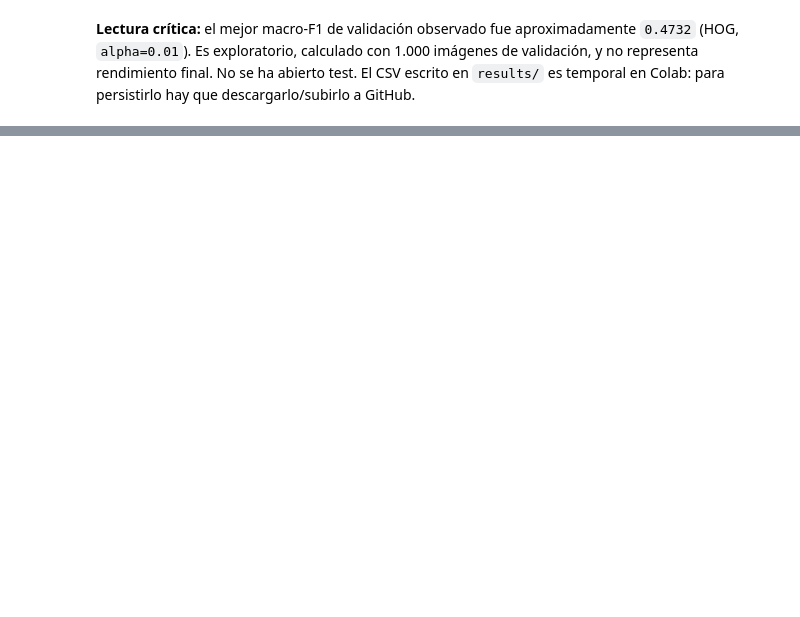
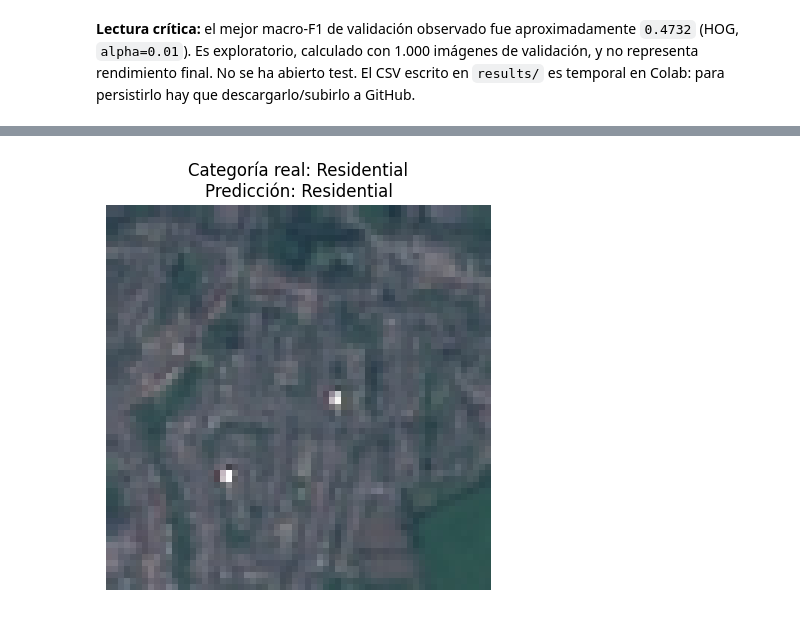
Before and after one commit to Sppgg/geoai-land-cover-classifier, a Jupyter notebook: notebooks/03_model_training.ipynb, the cells around one changed output, grey strips where cells are left out. Cells and saved outputs as stored; diff of their text form; code cells hidden in the pictures; blank space fills up the shorter version.

```diff
--- a/notebooks/03_model_training.ipynb
+++ b/notebooks/03_model_training.ipynb
@@ -1778,0 +2349,80 @@ print("Registro guardado correctamente.")
+# %%
+
+# ============================================================
+# PASO 8: Probar nuestra primera predicción con una imagen
+# ============================================================
+
+import matplotlib.pyplot as plt
+import numpy as np
+
+# 1. Seleccionamos una imagen del conjunto de validación.
+#
+# Utilizamos el primer índice de la muestra de validación.
+# Esta imagen no se utilizó para entrenar el modelo.
+
+indice_imagen = indices_val_muestra[0]
+
+# 2. Recuperamos la fotografía original de EuroSAT.
+#
+# dataset devuelve:
+# - imagen_rgb: fotografía en formato PIL.
+# - etiqueta_real: número correspondiente a su categoría.
+
+imagen_rgb, etiqueta_real = dataset[indice_imagen]
+
+# 3. Pedimos a nuestra función que clasifique la imagen.
+#
+# Usamos el modelo que recuperamos del archivo joblib.
+
+etiqueta_predicha = predecir_cobertura(
+    imagen_rgb,
+    modelo_recuperado
+)
+
+# 4. Obtenemos los nombres de las categorías.
+#
+# Por ejemplo, una etiqueta numérica puede corresponder
+# a "Forest", "River" o "Residential".
+
+nombre_real = dataset.classes[int(etiqueta_real)]
+nombre_predicho = dataset.classes[int(etiqueta_predicha)]
+
+# 5. Mostramos la imagen.
+
+plt.figure(figsize=(5, 5))
+plt.imshow(imagen_rgb)
+plt.axis("off")
+plt.title(
+    f"Categoría real: {nombre_real}\n"
+    f"Predicción: {nombre_predicho}"
+)
+plt.show()
+
+# 6. Comprobamos si la predicción es correcta.
+
+print("Categoría real:", nombre_real)
+print("Predicción del modelo:", nombre_predicho)
+
+if etiqueta_predicha == etiqueta_real:
+    print("Resultado: predicción correcta.")
+else:
+    print("Resultado: predicción incorrecta.")
+
+# 7. Comprobación adicional de consistencia.
+#
+# Comparamos la predicción obtenida a partir de la imagen
+# original con la predicción que obtenemos usando las
+# características HOG ya calculadas anteriormente.
+#
+# Ambas deberían coincidir si el procesamiento es idéntico.
+
+prediccion_hog_anterior = modelo_recuperado.predict(
+    X_val_hog[0:1]
+)[0]
+
+print(
+    "¿Coincide con la predicción HOG anterior?:",
+    etiqueta_predicha == prediccion_hog_anterior
+)
+# %% [output]
+[figure, added]
```
Also changed, not shown: parts of 26 cells of this notebook.
